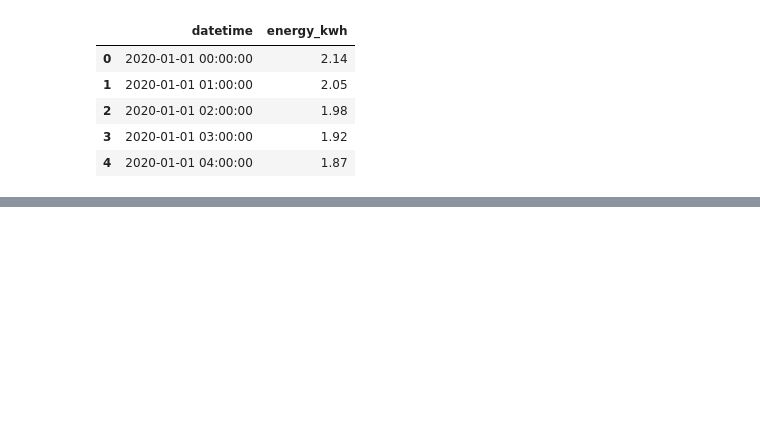
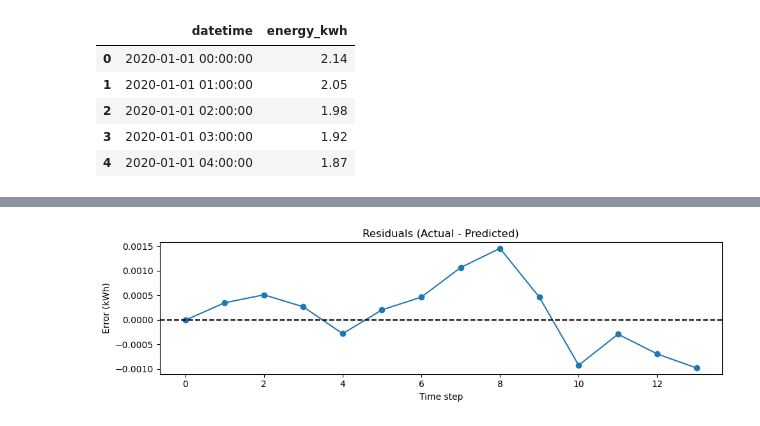
Before and after one commit to Sumit-Agnihotri/Electricity_Consumption_Forecasting_Project, a Jupyter notebook: Electricity Consumption Forecasting.ipynb, the cells around one changed output, grey strips where cells are left out. Saved outputs shown, nothing was run; the diff lists cells and outputs as text; code cells hidden in the pictures; blank space fills up the shorter version.

```diff
--- a/Electricity Consumption Forecasting.ipynb
+++ b/Electricity Consumption Forecasting.ipynb
@@ -42,0 +142,13 @@ x
+# %%
+residuals = y_test.values - y_pred_best
+
+plt.figure(figsize=(10, 3))
+plt.plot(residuals, marker='o')
+plt.title("Residuals (Actual - Predicted)")
+plt.xlabel("Time step")
+plt.ylabel("Error (kWh)")
+plt.axhline(0, color='black', linestyle='--')
+plt.tight_layout()
+plt.show()
+# %% [output]
+[figure, added]
```
Also changed, not shown: parts of 23 cells of this notebook, 2 other files.
